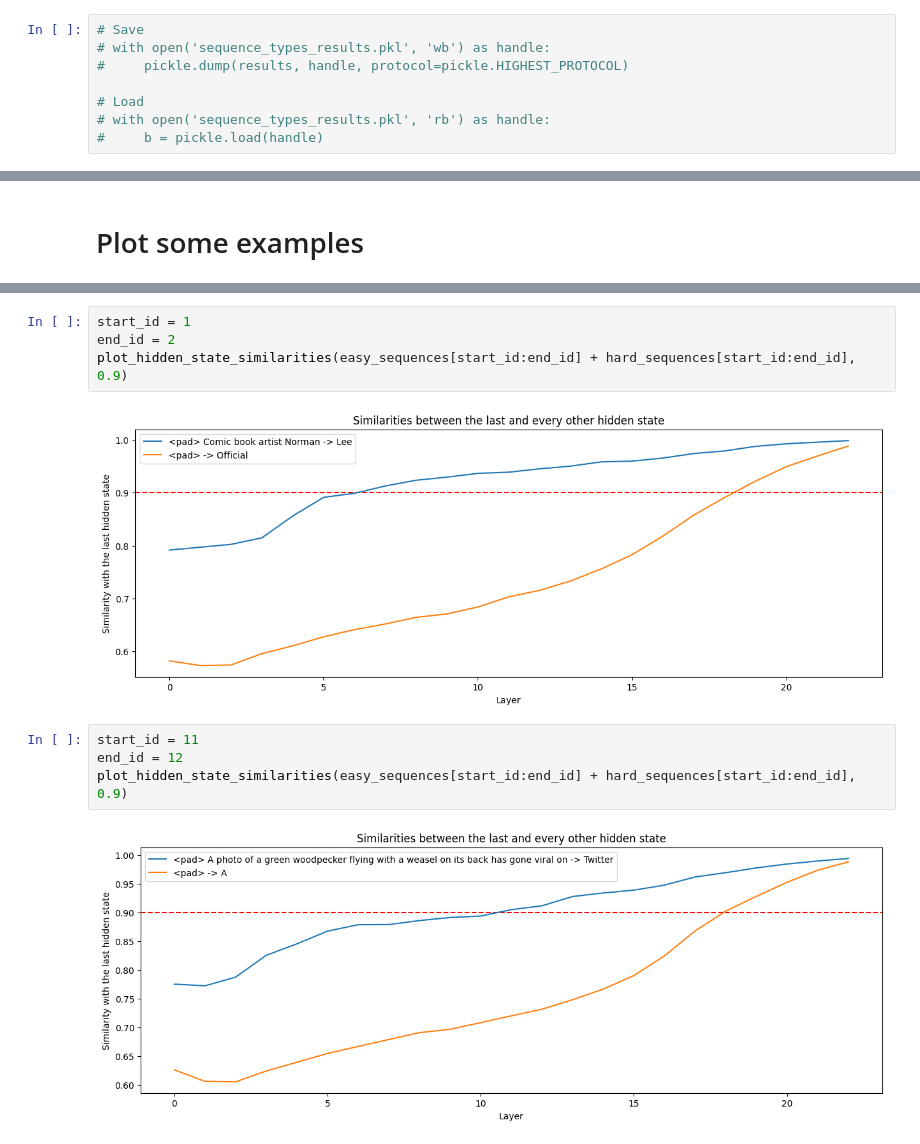
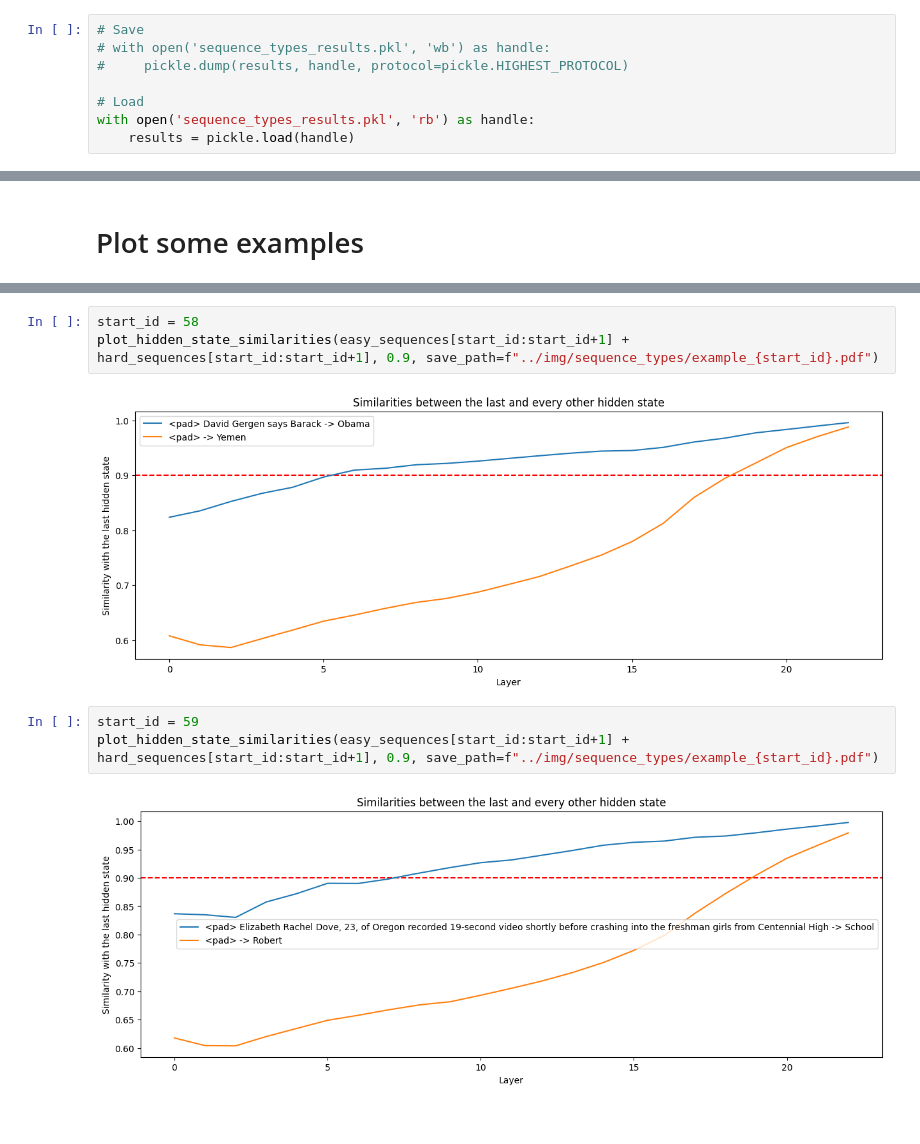
Before and after one commit to Thiggel/Monotonic-Early-Exit, a Jupyter notebook: src/sequence_types_sum.ipynb, the cells around one changed output, grey strips where cells are left out. Saved outputs shown, nothing was run; the diff lists cells and outputs as text.

```diff
--- a/src/sequence_types_sum.ipynb
+++ b/src/sequence_types_sum.ipynb
@@ -307,8 +307,8 @@ results = compute_hidden_state_similarities(
 #     pickle.dump(results, handle, protocol=pickle.HIGHEST_PROTOCOL)
 
 # Load
-# with open('sequence_types_results.pkl', 'rb') as handle:
-#     b = pickle.load(handle)
+with open('sequence_types_results.pkl', 'rb') as handle:
+    results = pickle.load(handle)
 # %% [markdown]
 ### Find top 1000 "easy" and "hard" sequences
 # %%
@@ -351,12 +350,10 @@ plot_hidden_state_similarities(easy_sequences[start_id:end_id] + hard_sequences[
 # %%
-start_id = 1
-end_id = 2
-plot_hidden_state_similarities(easy_sequences[start_id:end_id] + hard_sequences[start_id:end_id], 0.9)
+start_id = 58
+plot_hidden_state_similarities(easy_sequences[start_id:start_id+1] + hard_sequences[start_id:start_id+1], 0.9, save_path=f"../img/sequence_types/example_{start_id}.pdf")
 # %% [output]
-[figure, old version]
+[figure, new version]
 # %%
-start_id = 11
-end_id = 12
-plot_hidden_state_similarities(easy_sequences[start_id:end_id] + hard_sequences[start_id:end_id], 0.9)
+start_id = 59
+plot_hidden_state_similarities(easy_sequences[start_id:start_id+1] + hard_sequences[start_id:start_id+1], 0.9, save_path=f"../img/sequence_types/example_{start_id}.pdf")
 # %% [output]
-[figure, old version]
+[figure, new version]
```
Also changed, not shown: parts of 8 cells of this notebook.
